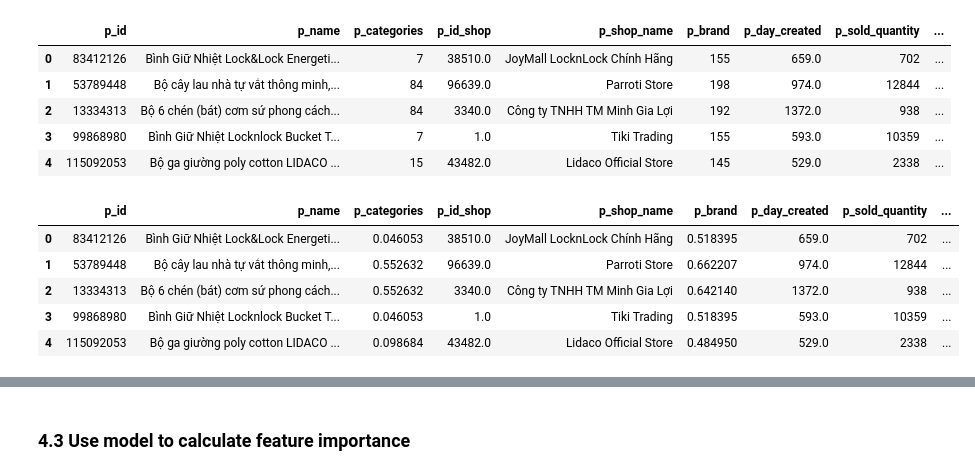
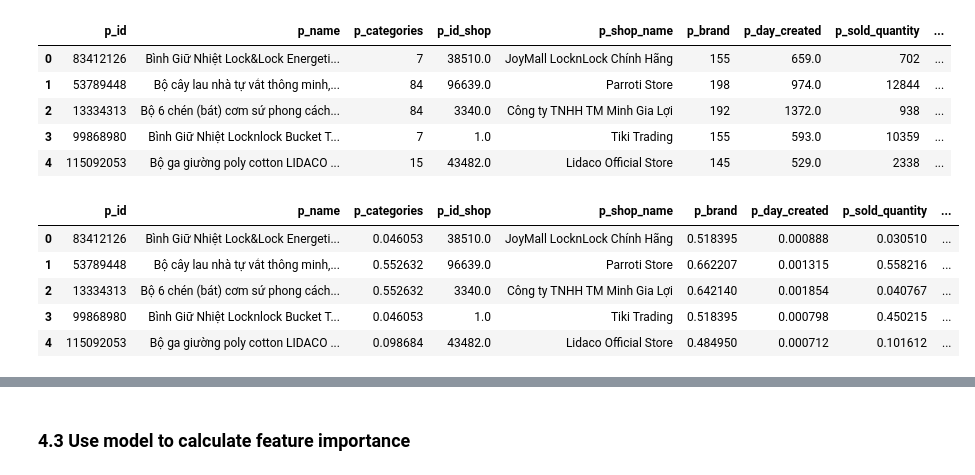
Before and after one commit to TienDat57/IntroductionToDataScience, a Jupyter notebook: src/features/index.ipynb, the cells around one changed output, grey strips where cells are left out. Drawn from its saved outputs; the diff is of its cells as text; code cells hidden in the pictures.

```diff
--- a/src/features/index.ipynb
+++ b/src/features/index.ipynb
@@ -19,8 +26,8 @@ df_products_copy = df_products.copy()
 # %%
 # use label encoder to encode the categorical variables
 le = LabelEncoder()
-df_products_copy['p_categories'] = le.fit_transform(df_products_copy['p_categories'])
-df_products_copy['p_brand'] = le.fit_transform(df_products_copy['p_brand'])
+cols_to_endcode = ['p_categories', 'p_brand']
+df_products_copy[cols_to_endcode] = df_products_copy[cols_to_endcode].apply(le.fit_transform)
 df_products_copy.head()
 # %% [output]
 |  | p_id | p_name | p_categories | p_id_shop | p_shop_name | p_brand | p_day_created | p_sold_quantity | ... |
@@ -32,13 +39,13 @@ df_products_copy.head()
 # %%
 # scale the p_brand and p_categories
 scaler = MinMaxScaler()
-df_products_copy['p_brand'] = scaler.fit_transform(df_products_copy['p_brand'].values.reshape(-1,1))
-df_products_copy['p_categories'] = scaler.fit_transform(df_products_copy['p_categories'].values.reshape(-1, 1))
+cols_to_scale = ['p_brand', 'p_categories', 'p_day_created', 'p_original_price', 'p_current_price', 'p_discount_rate', 'p_sold_quantity']
+df_products_copy[cols_to_scale] = scaler.fit_transform(df_products_copy[cols_to_scale])
 df_products_copy.head()
 # %% [output]
 |  | p_id | p_name | p_categories | p_id_shop | p_shop_name | p_brand | p_day_created | p_sold_quantity | ... |
-| 0 | 83412126 | Bình Giữ Nhiệt Lock&Lock Energeti... | 0.046053 | 38510.0 | JoyMall LocknLock Chính Hãng | 0.518395 | 659.0 | 702 | ... |
-| 1 | 53789448 | Bộ cây lau nhà tự vắt thông minh,... | 0.552632 | 96639.0 | Parroti Store | 0.662207 | 974.0 | 12844 | ... |
-| 2 | 13334313 | Bộ 6 chén (bát) cơm sứ phong cách... | 0.552632 | 3340.0 | Công ty TNHH TM Minh Gia Lợi | 0.642140 | 1372.0 | 938 | ... |
-| 3 | 99868980 | Bình Giữ Nhiệt Locknlock Bucket T... | 0.046053 | 1.0 | Tiki Trading | 0.518395 | 593.0 | 10359 | ... |
-| 4 | 115092053 | Bộ ga giường poly cotton LIDACO ... | 0.098684 | 43482.0 | Lidaco Official Store | 0.484950 | 529.0 | 2338 | ... |
+| 0 | 83412126 | Bình Giữ Nhiệt Lock&Lock Energeti... | 0.046053 | 38510.0 | JoyMall LocknLock Chính Hãng | 0.518395 | 0.000888 | 0.030510 | ... |
+| 1 | 53789448 | Bộ cây lau nhà tự vắt thông minh,... | 0.552632 | 96639.0 | Parroti Store | 0.662207 | 0.001315 | 0.558216 | ... |
+| 2 | 13334313 | Bộ 6 chén (bát) cơm sứ phong cách... | 0.552632 | 3340.0 | Công ty TNHH TM Minh Gia Lợi | 0.642140 | 0.001854 | 0.040767 | ... |
+| 3 | 99868980 | Bình Giữ Nhiệt Locknlock Bucket T... | 0.046053 | 1.0 | Tiki Trading | 0.518395 | 0.000798 | 0.450215 | ... |
+| 4 | 115092053 | Bộ ga giường poly cotton LIDACO ... | 0.098684 | 43482.0 | Lidaco Official Store | 0.484950 | 0.000712 | 0.101612 | ... |
```
Also changed, not shown: parts of 9 cells of this notebook, 5 other files.
